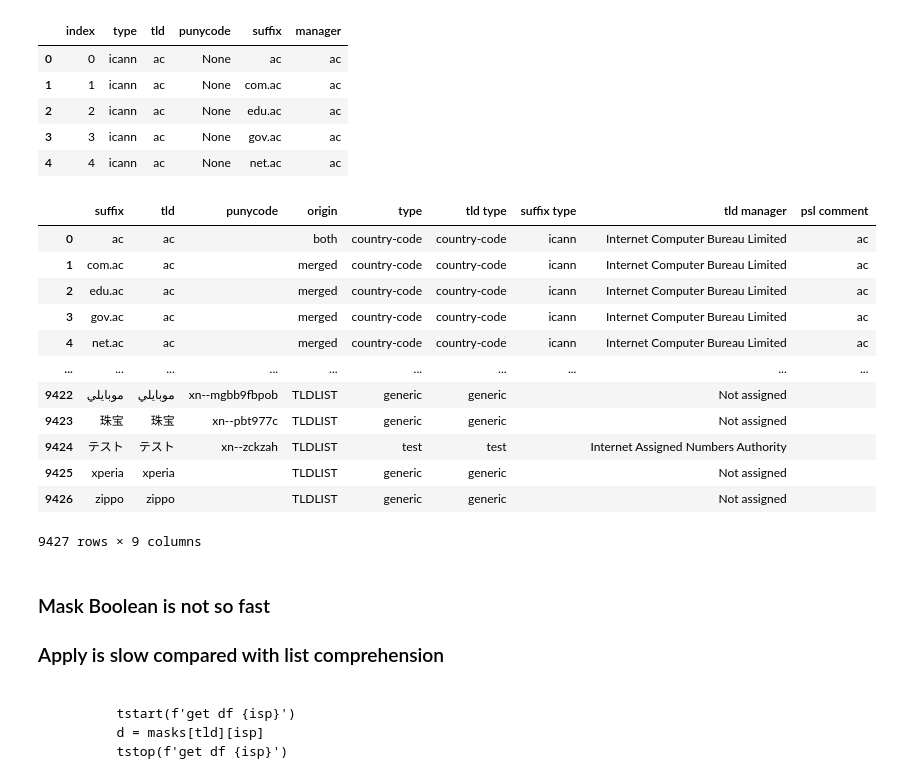
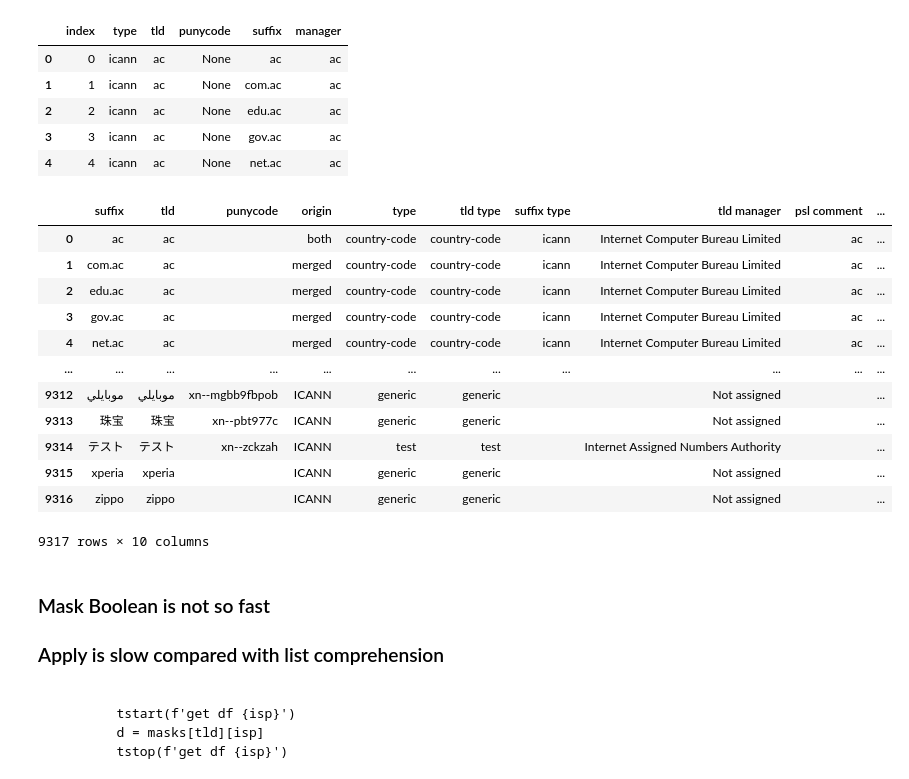
Before and after one commit to princio/pslregex, a Jupyter notebook: notebook.ipynb, the cells around one changed output. Cells and saved outputs as stored; diff of their text form; code cells hidden in the pictures.

```diff
--- a/notebook.ipynb
+++ b/notebook.ipynb
@@ -208,7 +211,7 @@ df = df_psl.reset_index().merge(df_tld.reset_index(), left_on='tld', right_on='t
 
 df['origin'] = 'both'
 df['origin'].values[(~df['type_psl'].isna()) & (df['type_tld'].isna())] = 'PSL'
-df['origin'].values[(~df['type_tld'].isna()) & (df['type_psl'].isna())] = 'TLDLIST'
+df['origin'].values[(~df['type_tld'].isna()) & (df['type_psl'].isna())] = 'ICANN'
 df['origin'].values[(df['origin'] == 'both') & (df.tld != df.suffix)] = 'merged'
 
 df = df.reset_index(drop=True)
@@ -225,10 +228,10 @@ df['type'].values[icann_pd] = 'private-domains'
 
 
 mask = (df['type_tld'].isna() & df['punycode_psl'].isna())
-df['type'].values[icann_pd] = 'other'
+df['type'].values[mask] = 'other'
 
 mask = (df['type_tld'].isna() & (~df['punycode_psl'].isna()))
-df['type'].values[icann_pd] = 'orphan-punycode'
+df['type'].values[mask] = 'orphan-punycode'
 
 # Checking rows having both punycodes not null matches
 df_punycode = df[~(df.punycode_psl.isna()) & ~(df.punycode_tld.isna())]
@@ -247,46 +250,72 @@ df = df[[
     'type', 'type_tld', 'type_psl',
     'manager_tld', 'manager_psl'
 ]]
 
 
 df.rename(columns={'type_tld': 'tld type', 'type_psl': 'suffix type'}, inplace=True)
 df.rename(columns={'manager_tld': 'tld manager', 'manager_psl': 'psl comment'}, inplace=True)
 
 suffix_na = df.suffix.isna()
 tld_na = df.tld.isna()
 
 # checking empty tlds (should never happen)
 if df[tld_na].shape[0] > 0:
     raise f'Error: {df[tld_na].shape[0]} NaN empty TLDs'
 
 # checking empty suffixes
 if df[suffix_na & tld_na].shape[0] > 0:
     print(f'Warning: there are {df[suffix_na].shape[0]} NaN Suffixes and TLDs')
 df.suffix.values[suffix_na] = df.tld[suffix_na]
 
 df = df.fillna('')
 
 df.to_csv('tld_and_suffixes.csv')
 
 df[df['origin'] != 'both'].to_csv('differents.csv')
 
+codes = {
+    'type': {
+        'country-code': 'cc',
+        'private-domains': 'pd',
+        'sponsored': 'sp',
+        'infrastructure': 'in',
+        'generic-restricted': 'gr',
+        'generic': 'ge',
+        'other': 'ot',
+        'orphan-punycode': 'op',
+        'test': 'te'
+    },
+    'origin': {
+        'both': 'b',
+        'merged': 'm',
+        'ICANN': 'i',
+        'PSL': 'p'
+    }
+}
+
+inv_codes = {}
+for t in [ 'type', 'origin' ]:
+    inv_codes[t] = {v: k for k, v in codes[t].items() }
+
+df['code'] = df['origin'].apply(lambda o: codes['origin'][o]) + df.reset_index()['index'].astype(str) + df['type'].apply(lambda t: codes['type'][t])
+
 df_etld = df.copy()
 
 df_etld
 # %% [output]
-|  | suffix | tld | punycode | origin | type | tld type | suffix type | tld manager | psl comment |
-| 0 | ac | ac |  | both | country-code | country-code | icann | Internet Computer Bureau Limited | ac |
-| 1 | com.ac | ac |  | merged | country-code | country-code | icann | Internet Computer Bureau Limited | ac |
-| 2 | edu.ac | ac |  | merged | country-code | country-code | icann | Internet Computer Bureau Limited | ac |
-| 3 | gov.ac | ac |  | merged | country-code | country-code | icann | Internet Computer Bureau Limited | ac |
-| 4 | net.ac | ac |  | merged | country-code | country-code | icann | Internet Computer Bureau Limited | ac |
-| ... | ... | ... | ... | ... | ... | ... | ... | ... | ... |
-| 9422 | موبايلي | موبايلي | xn--mgbb9fbpob | TLDLIST | generic | generic |  | Not assigned |  |
-| 9423 | 珠宝 | 珠宝 | xn--pbt977c | TLDLIST | generic | generic |  | Not assigned |  |
-| 9424 | テスト | テスト | xn--zckzah | TLDLIST | test | test |  | Internet Assigned Numbers Authority |  |
-| 9425 | xperia | xperia |  | TLDLIST | generic | generic |  | Not assigned |  |
-| 9426 | zippo | zippo |  | TLDLIST | generic | generic |  | Not assigned |  |
+|  | suffix | tld | punycode | origin | type | tld type | suffix type | tld manager | psl comment | ... |
+| 0 | ac | ac |  | both | country-code | country-code | icann | Internet Computer Bureau Limited | ac | ... |
+| 1 | com.ac | ac |  | merged | country-code | country-code | icann | Internet Computer Bureau Limited | ac | ... |
+| 2 | edu.ac | ac |  | merged | country-code | country-code | icann | Internet Computer Bureau Limited | ac | ... |
+| 3 | gov.ac | ac |  | merged | country-code | country-code | icann | Internet Computer Bureau Limited | ac | ... |
+| 4 | net.ac | ac |  | merged | country-code | country-code | icann | Internet Computer Bureau Limited | ac | ... |
+| ... | ... | ... | ... | ... | ... | ... | ... | ... | ... | ... |
+| 9312 | موبايلي | موبايلي | xn--mgbb9fbpob | ICANN | generic | generic |  | Not assigned |  | ... |
+| 9313 | 珠宝 | 珠宝 | xn--pbt977c | ICANN | generic | generic |  | Not assigned |  | ... |
+| 9314 | テスト | テスト | xn--zckzah | ICANN | test | test |  | Internet Assigned Numbers Authority |  | ... |
+| 9315 | xperia | xperia |  | ICANN | generic | generic |  | Not assigned |  | ... |
+| 9316 | zippo | zippo |  | ICANN | generic | generic |  | Not assigned |  | ... |
-9427 rows × 9 columns
+9317 rows × 10 columns
 # %% [markdown]
 ### Mask Boolean is not so fast
 ### Apply is slow compared with list comprehension
```
Also changed, not shown: parts of 6 cells of this notebook, 1 other file.
